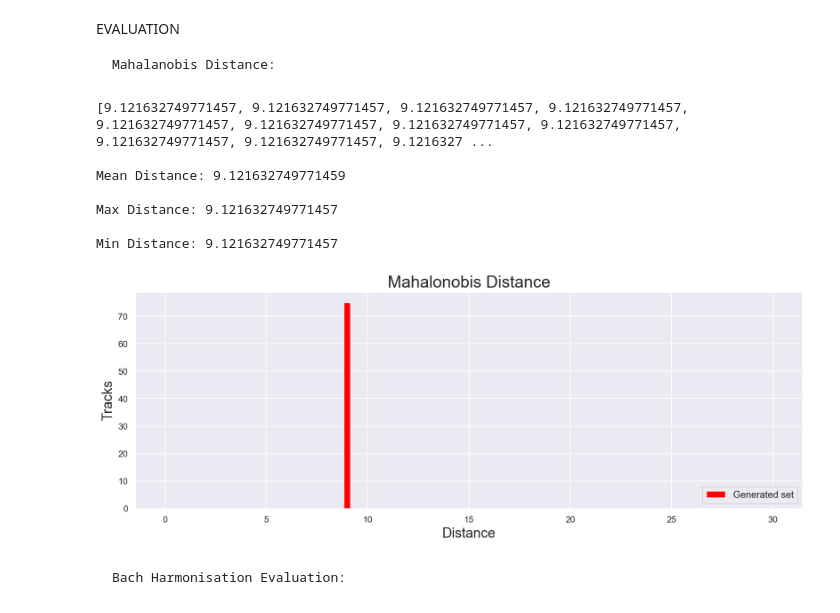
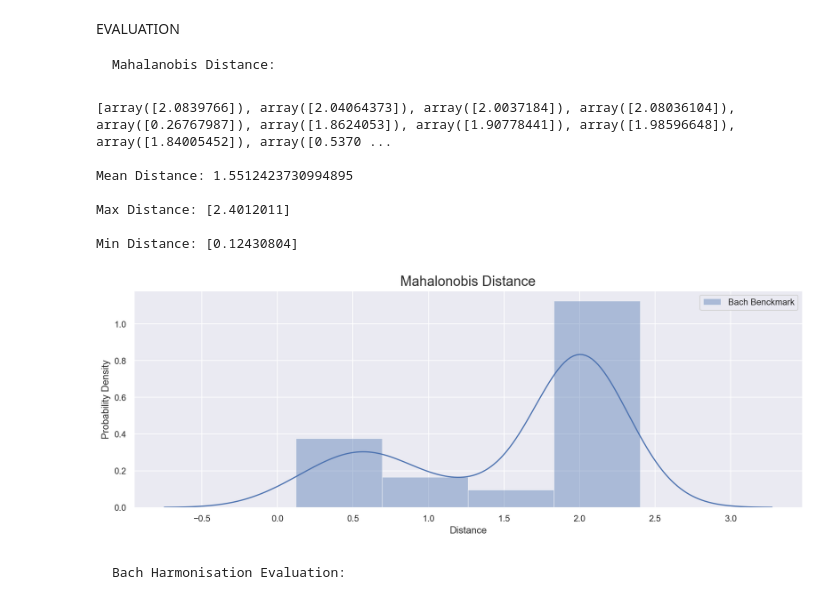
Before and after one commit to lwgmiller/HonoursProject-reharmonisationGAN, a Jupyter notebook: ReharmonisationGAN.ipynb, the cells around one changed output. Cells and saved outputs as stored; diff of their text form; code cells hidden in the pictures.

```diff
--- a/ReharmonisationGAN.ipynb
+++ b/ReharmonisationGAN.ipynb
@@ -616,50 +561,37 @@ for i in vData:
 # %%
 mahaData = []
 
-for file in os.listdir(test_out_dir):
+for file in os.listdir(bench_eval_midi):
 
-   f = os.path.join(test_out_dir, file)  #unit test for correct file extension/null files # Bug where evaluation can't be run twice in the same session
+   f = os.path.join(bench_eval_midi, file)  #unit test for correct file extension/null files # Bug where evaluation can't be run twice in the same session
 
-   maha = mahalanobis_distance.Evaluate.Mahalanobis_Distance(f, dataset_eval_midi)
+   maha = mahalanobis_distance.Evaluate.Mahalanobis_Distance(f, train_out_dir)
 
-   mahaData.append(maha[0])
+   mahaData.append(maha)
 
 
 mahaMax = max(mahaData)
 mahaMin = min(mahaData)
 mahaDataM = np.mean(mahaData)
 
 print(mahaData)
 print()
 print("Mean Distance: %s" % (mahaDataM))
 print()
 print("Max Distance: %s" % (mahaMax))
 print()
 print("Min Distance: %s" % (mahaMin))
 
-range = (0, 30)
-bins = 75
-
-plt.ion()
-sns.set()
-plt.figure(figsize=(15, 5))
-plt.hist(mahaData, bins, range, color = 'red', histtype = 'bar', rwidth = 0.8, label='Generated set')
-plt.legend(loc='lower right', fontsize='medium')
-plt.xlabel('Distance', fontsize='x-large')
-plt.ylabel('Tracks', fontsize='x-large')
-plt.title('Mahalonobis Distance', fontsize='xx-large')
-
-
-plt.show()
+visualisations.Plot_Mahalonobis_Distance(mahaData)
 # %% [output]
-[9.121632749771457, 9.121632749771457, 9.121632749771457, 9.121632749771457, 9.121632749771457, 9.121632749771457, 9.121632749771457, 9.121632749771457, 9.121632749771457, 9.121632749771457, 9.1216327 ...
+[array([2.0839766]), array([2.04064373]), array([2.0037184]), array([2.08036104]), array([0.26767987]), array([1.8624053]), array([1.90778441]), array([1.98596648]), array([1.84005452]), array([0.5370 ...
 
-Mean Distance: 9.121632749771459
+Mean Distance: 1.5512423730994895
 
-Max Distance: 9.121632749771457
+Max Distance: [2.4012011]
 
-Min Distance: 9.121632749771457
+Min Distance: [0.12430804]
-[figure, old version]
+[figure, new version]
 # %% [markdown]
     Bach Harmonisation Evaluation:
 # %%
```
Also changed, not shown: parts of 13 cells of this notebook, 1 other file.
